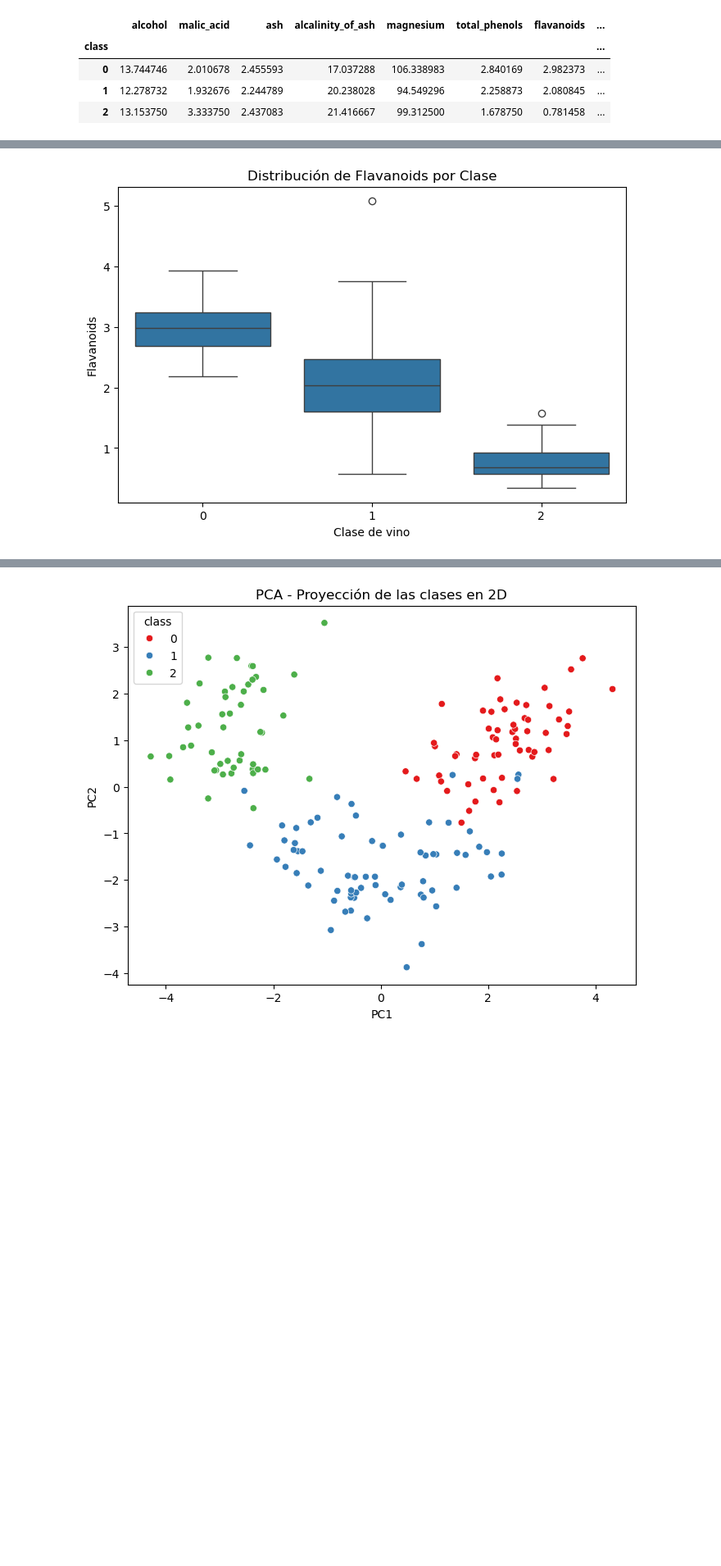
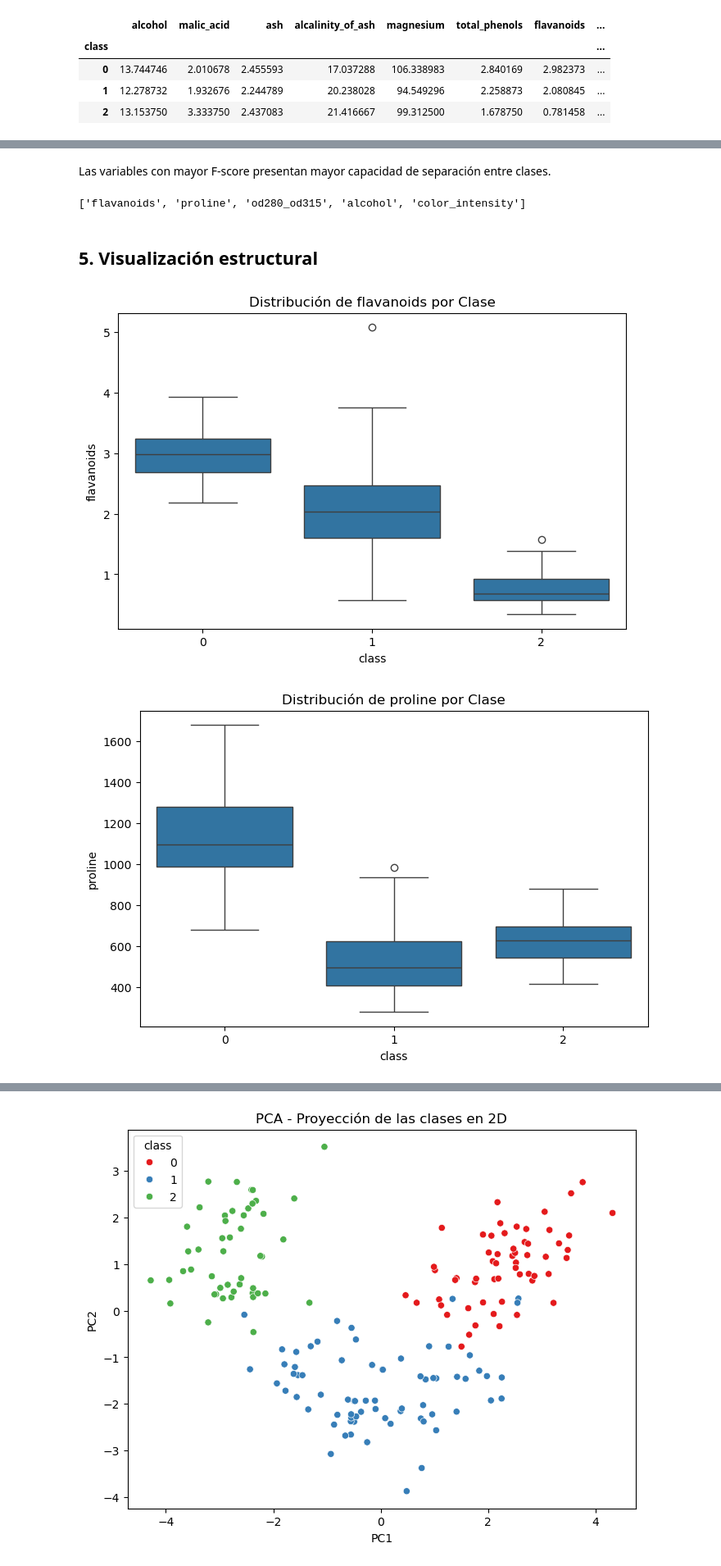
Before and after one commit to LautaroDA2205/Wine-ML, a Jupyter notebook: notebooks/02_Wine_Profile.ipynb, the cells around one changed output, grey strips where cells are left out. Shown at 82% size. Drawn from its saved outputs; the diff is of its cells as text; code cells hidden in the pictures; blank space fills up the shorter version.

```diff
--- a/notebooks/02_Wine_Profile.ipynb
+++ b/notebooks/02_Wine_Profile.ipynb
@@ -91,10 +78,18 @@ anova_results
+# %% [markdown]
+Las variables con mayor F-score presentan mayor capacidad de separación entre clases.
+# %%
+top_features = anova_results["feature"].head(5).tolist()
+top_features
+# %% [output]
+['flavanoids', 'proline', 'od280_od315', 'alcohol', 'color_intensity']
+# %% [markdown]
+## 5. Visualización estructural
 # %%
-
-plt.figure(figsize=(8,5))
-sns.boxplot(data=df, x="class", y="flavanoids")
-plt.title("Distribución de Flavanoids por Clase")
-plt.xlabel("Clase de vino")
-plt.ylabel("Flavanoids")
-plt.show()
+for feature in top_features:
+    plt.figure(figsize=(8,5))
+    sns.boxplot(data=df, x="class", y=feature)
+    plt.title(f"Distribución de {feature} por Clase")
+    plt.show()
 # %% [output]
-[figure, old version]
+[figure, new version]
+[figure, added]
```
Also changed, not shown: parts of 28 cells of this notebook, 4 other files.
